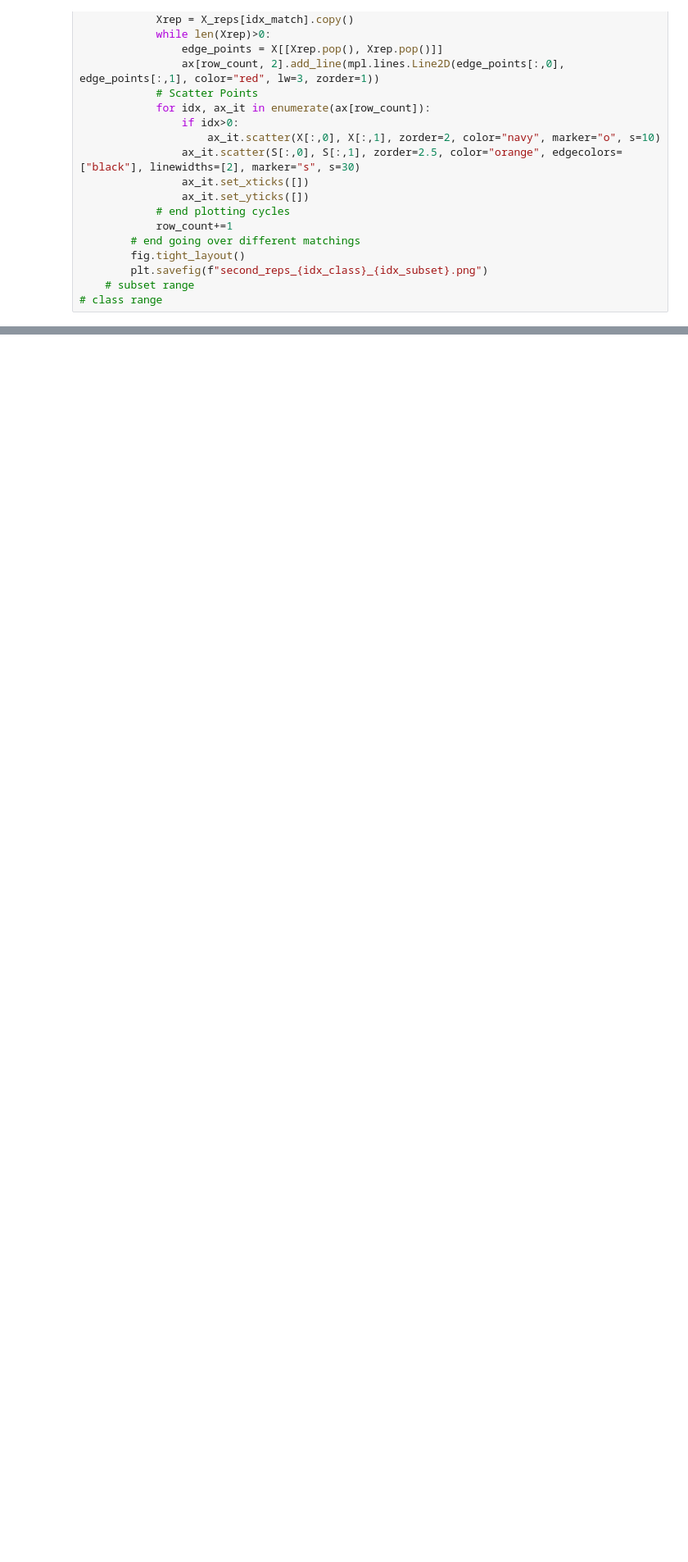
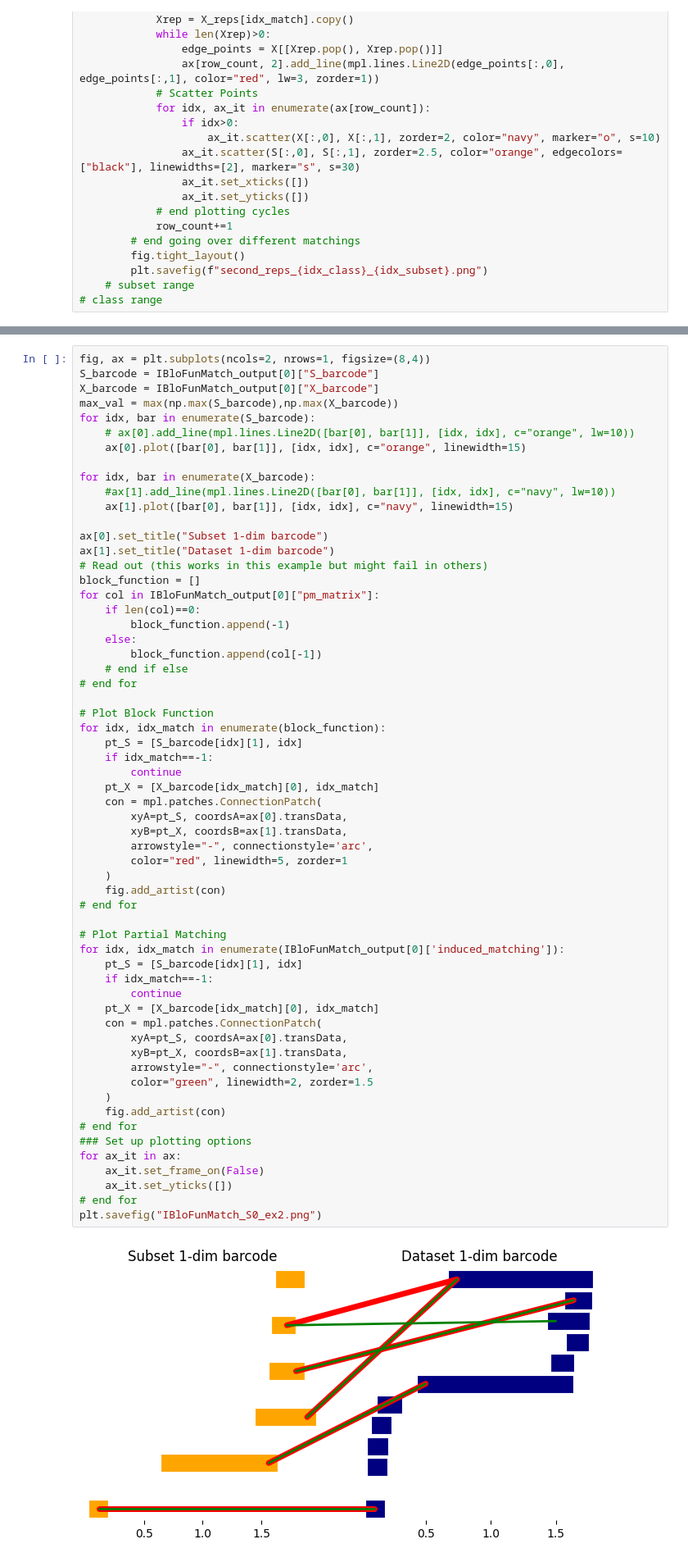
Before and after one commit to Cimagroup/IBloFunMatch, a Jupyter notebook: Notebooks/SamplesTDQ.ipynb, the cells around one changed output, grey strips where cells are left out. Shown at 82% size. Cells and saved outputs as stored; diff of their text form; blank space fills up the shorter version.

```diff
--- a/Notebooks/SamplesTDQ.ipynb
+++ b/Notebooks/SamplesTDQ.ipynb
@@ -342,0 +416,62 @@ plt.savefig("second_points_and_samples.png")
+# %%
+fig, ax = plt.subplots(ncols=2, nrows=1, figsize=(8,4))
+S_barcode = IBloFunMatch_output[0]["S_barcode"]
+X_barcode = IBloFunMatch_output[0]["X_barcode"]
+max_val = max(np.max(S_barcode),np.max(X_barcode))
+for idx, bar in enumerate(S_barcode):
+    # ax[0].add_line(mpl.lines.Line2D([bar[0], bar[1]], [idx, idx], c="orange", lw=10))
+    ax[0].plot([bar[0], bar[1]], [idx, idx], c="orange", linewidth=15)
+
+for idx, bar in enumerate(X_barcode):
+    #ax[1].add_line(mpl.lines.Line2D([bar[0], bar[1]], [idx, idx], c="navy", lw=10))
+    ax[1].plot([bar[0], bar[1]], [idx, idx], c="navy", linewidth=15)
+
+ax[0].set_title("Subset 1-dim barcode")
+ax[1].set_title("Dataset 1-dim barcode")
+# Read out (this works in this example but might fail in others)
+block_function = []
+for col in IBloFunMatch_output[0]["pm_matrix"]:
+    if len(col)==0:
+        block_function.append(-1)
+    else:
+        block_function.append(col[-1])
+    # end if else
+# end for
+
+# Plot Block Function
+for idx, idx_match in enumerate(block_function):
+    pt_S = [S_barcode[idx][1], idx]
+    if idx_match==-1:
+        continue
+    pt_X = [X_barcode[idx_match][0], idx_match]
+    con = mpl.patches.ConnectionPatch(
+        xyA=pt_S, coordsA=ax[0].transData,
+        xyB=pt_X, coordsB=ax[1].transData,
+        arrowstyle="-", connectionstyle='arc',
+        color="red", linewidth=5, zorder=1
+    )
+    fig.add_artist(con)
+# end for
+
+# Plot Partial Matching
+for idx, idx_match in enumerate(IBloFunMatch_output[0]['induced_matching']):
+    pt_S = [S_barcode[idx][1], idx]
+    if idx_match==-1:
+        continue
+    pt_X = [X_barcode[idx_match][0], idx_match]
+    con = mpl.patches.ConnectionPatch(
+        xyA=pt_S, coordsA=ax[0].transData,
+        xyB=pt_X, coordsB=ax[1].transData,
+        arrowstyle="-", connectionstyle='arc',
+        color="green", linewidth=2, zorder=1.5
+    )
+    fig.add_artist(con)
+# end for
+### Set up plotting options
+for ax_it in ax:
+    ax_it.set_frame_on(False)
+    ax_it.set_yticks([])
+# end for
+plt.savefig("IBloFunMatch_S0_ex2.png")
+# %% [output]
+[figure, added]
```
Also changed, not shown: parts of 25 cells of this notebook, 1 other file.
